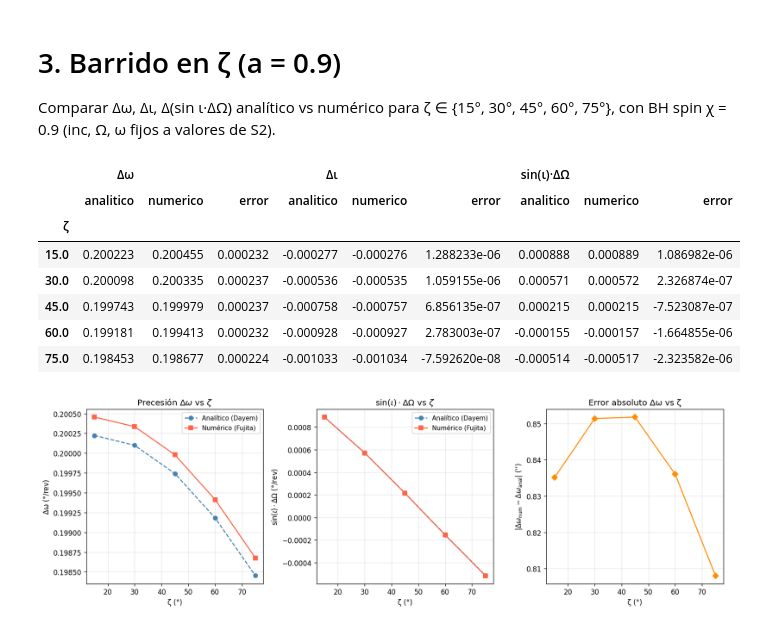
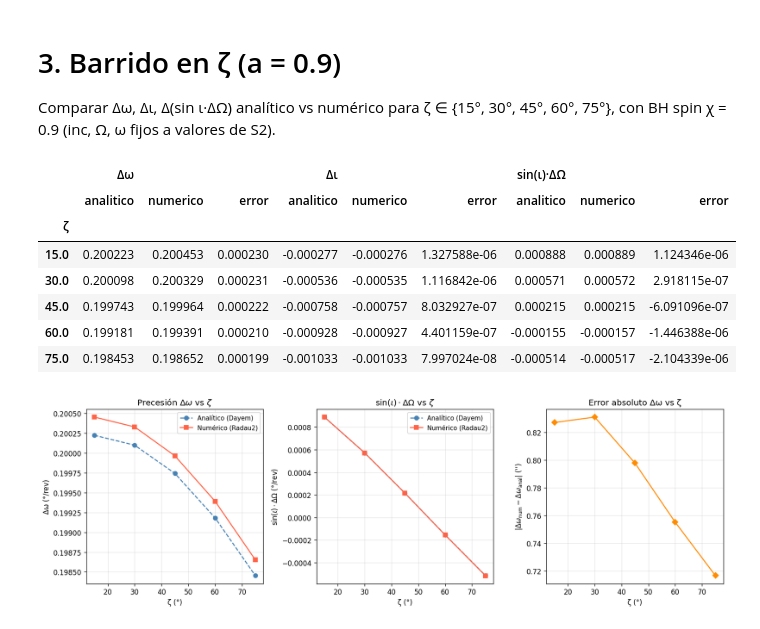
Before and after one commit to lldddv2/thesis_apply, a Jupyter notebook: notebooks/007-comparacion_analitica_con_dayem.ipynb, the cells around one changed output. Saved outputs shown, nothing was run; the diff lists cells and outputs as text; code cells hidden in the pictures.

```diff
--- a/notebooks/007-comparacion_analitica_con_dayem.ipynb
+++ b/notebooks/007-comparacion_analitica_con_dayem.ipynb
@@ -222,7 +222,7 @@ kerr = Kerr(mass=1, a=a)
 
 N_pts = 50000
 times = np.linspace(0, 1.2 * P, N_pts)
-path = kerr.geodesic.get_path(ics_s2, times, adaptative=False)
+path = kerr.geodesic.get_path(ics_s2, times, integrator="Radau2", adaptative=False)
 
 xs_cart = path.convert_to("Cartesian").xs
 r_t = np.sqrt(xs_cart[1]**2 + xs_cart[2]**2 + xs_cart[3]**2)
@@ -301,7 +301,7 @@ def measure_numeric(ics, a_spin, N_pts=50000):
     kerr_loc = Kerr(mass=1, a=a_spin)
     P_loc = ics._get_period()
     t_loc = np.linspace(0, 1.2 * P_loc, N_pts)
-    path_loc = kerr_loc.geodesic.get_path(ics, t_loc, adaptative=False)
+    path_loc = kerr_loc.geodesic.get_path(ics, t_loc,integrator="Radau2", adaptative=False)
     xs_c = path_loc.convert_to("Cartesian").xs
     r_loc = np.sqrt(xs_c[1]**2 + xs_c[2]**2 + xs_c[3]**2)
     idx, _ = _fp(-r_loc, distance=N_pts // 4)
@@ -343,5 +343,5 @@ cols_spin = pd.MultiIndex.from_tuples([
 ])
 df_spin = pd.DataFrame(rows_spin, columns=cols_spin).set_index(("", "chi"))
 df_spin.index.name = "χ"
-df_spin
+print(df_spin)
 # %% [output]
@@ -454,44 +463,44 @@ df_sweep
 |  | Δω |  |  | Δι |  |  | sin(ι)·ΔΩ |  |  |
 |  | analitico | numerico | error | analitico | numerico | error | analitico | numerico | error |
 | ζ |  |  |  |  |  |  |  |  |  |
-| 15.0 | 0.200223 | 0.200455 | 0.000232 | -0.000277 | -0.000276 | 1.288233e-06 | 0.000888 | 0.000889 | 1.086982e-06 |
-| 30.0 | 0.200098 | 0.200335 | 0.000237 | -0.000536 | -0.000535 | 1.059155e-06 | 0.000571 | 0.000572 | 2.326874e-07 |
-| 45.0 | 0.199743 | 0.199979 | 0.000237 | -0.000758 | -0.000757 | 6.856135e-07 | 0.000215 | 0.000215 | -7.523087e-07 |
-| 60.0 | 0.199181 | 0.199413 | 0.000232 | -0.000928 | -0.000927 | 2.783003e-07 | -0.000155 | -0.000157 | -1.664855e-06 |
-| 75.0 | 0.198453 | 0.198677 | 0.000224 | -0.001033 | -0.001034 | -7.592620e-08 | -0.000514 | -0.000517 | -2.323582e-06 |
+| 15.0 | 0.200223 | 0.200453 | 0.000230 | -0.000277 | -0.000276 | 1.327588e-06 | 0.000888 | 0.000889 | 1.124346e-06 |
+| 30.0 | 0.200098 | 0.200329 | 0.000231 | -0.000536 | -0.000535 | 1.116842e-06 | 0.000571 | 0.000572 | 2.918115e-07 |
+| 45.0 | 0.199743 | 0.199964 | 0.000222 | -0.000758 | -0.000757 | 8.032927e-07 | 0.000215 | 0.000215 | -6.091096e-07 |
+| 60.0 | 0.199181 | 0.199391 | 0.000210 | -0.000928 | -0.000927 | 4.401159e-07 | -0.000155 | -0.000157 | -1.446388e-06 |
+| 75.0 | 0.198453 | 0.198652 | 0.000199 | -0.001033 | -0.001033 | 7.997024e-08 | -0.000514 | -0.000517 | -2.104339e-06 |
 # %%
 _zeta  = df_sweep.index.values
 _om_a  = df_sweep[("Δω",                    "analitico")].values
 _om_n  = df_sweep[("Δω",                    "numerico")].values
 _sin_a = df_sweep[("sin(ι)·ΔΩ", "analitico")].values
 _sin_n = df_sweep[("sin(ι)·ΔΩ", "numerico")].values
 _err   = df_sweep[("Δω",                    "error")].values * 3600  # °→''
 
 fig, axes = plt.subplots(1, 3, figsize=(14, 4.5))
 
 ax1 = axes[0]
 ax1.plot(_zeta, _om_a, "o--", color="steelblue", label="Analítico (Dayem)")
-ax1.plot(_zeta, _om_n, "s-",  color="tomato",    label="Numérico (Fujita)")
+ax1.plot(_zeta, _om_n, "s-",  color="tomato",    label="Numérico (Radau2)")
 ax1.set_xlabel("ζ (°)"); ax1.set_ylabel("Δω (°/rev)")
 ax1.set_title(r"Precesión $\Delta\omega$ vs $\zeta$"); ax1.legend(fontsize=9)
 ax1.grid(alpha=0.3)
 
 ax2 = axes[1]
 ax2.plot(_zeta, _sin_a, "o--", color="steelblue", label="Analítico (Dayem)")
-ax2.plot(_zeta, _sin_n, "s-",  color="tomato",    label="Numérico (Fujita)")
+ax2.plot(_zeta, _sin_n, "s-",  color="tomato",    label="Numérico (Radau2)")
 ax2.set_xlabel("ζ (°)"); ax2.set_ylabel(r"$\sin(\iota)\cdot\Delta\Omega$ (°/rev)")
 ax2.set_title(r"$\sin(\iota)\cdot\Delta\Omega$ vs $\zeta$"); ax2.legend(fontsize=9)
 ax2.grid(alpha=0.3)
 
 ax3 = axes[2]
 ax3.plot(_zeta, _err, "D-", color="darkorange")
 ax3.set_xlabel("ζ (°)")
 ax3.set_ylabel(r"$|\Delta\omega_{\rm num} - \Delta\omega_{\rm anal}|$ ('')")
 ax3.set_title("Error absoluto Δω vs ζ")
 ax3.grid(alpha=0.3)
 
 plt.tight_layout()
 fig.savefig(f"{FIGURES_DIR}/sweep_zeta_comparison.jpg", dpi=200)
 plt.show()
 # %% [output]
-[figure, old version]
+[figure, new version]
```
Also changed, not shown: parts of 4 cells of this notebook, 47 other files.
